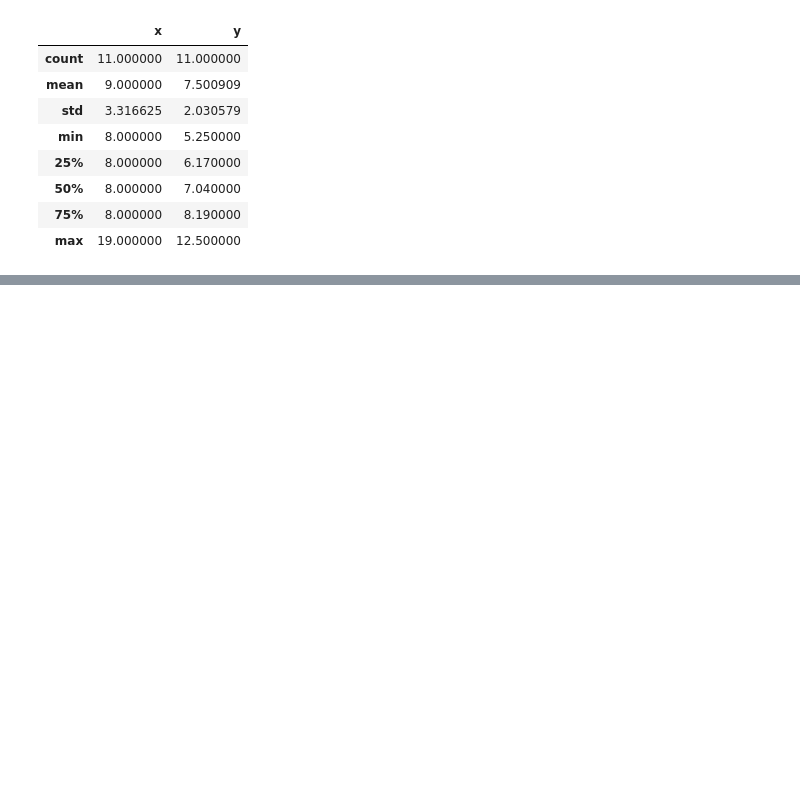
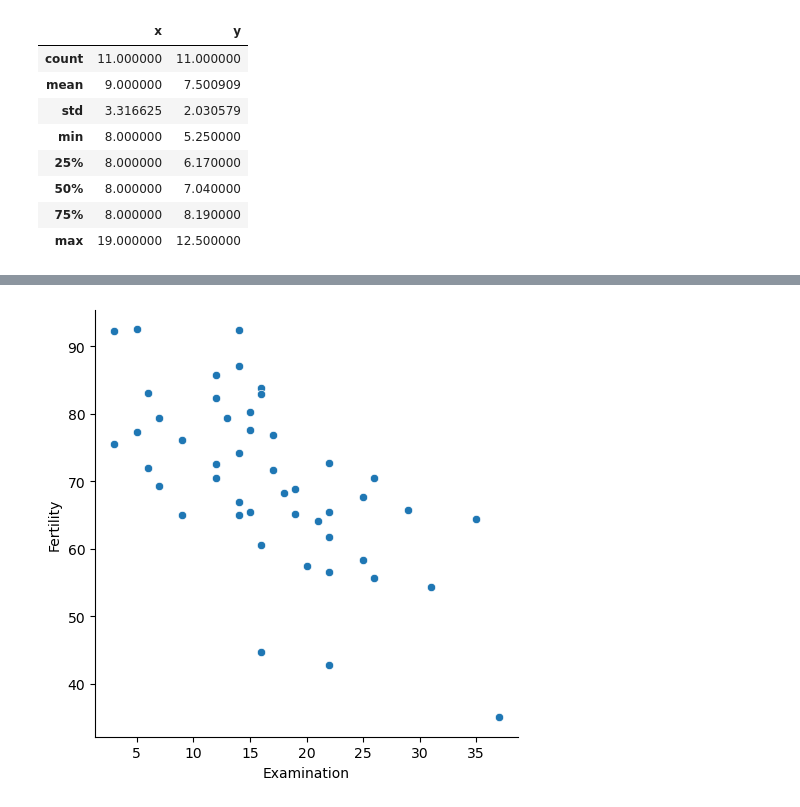
Before and after one commit to wherrickjr/numpy-pandas-visualization-exercises, a Jupyter notebook: seaborn_exercises.ipynb, the cells around one changed output, grey strips where cells are left out. Cells and saved outputs as stored; diff of their text form; code cells hidden in the pictures; blank space fills up the shorter version.

```diff
--- a/seaborn_exercises.ipynb
+++ b/seaborn_exercises.ipynb
@@ -111,0 +266,5 @@ plt.show(sns.relplot(data = ans, x = "x", y = "y", col = "dataset"))
+# %%
+plt.show(sns.relplot(data = swiss, x="Examination", y = \
+                     "Fertility"))
+# %% [output]
+[figure, added]
```
Also changed, not shown: parts of 24 cells of this notebook, 1 other file.
